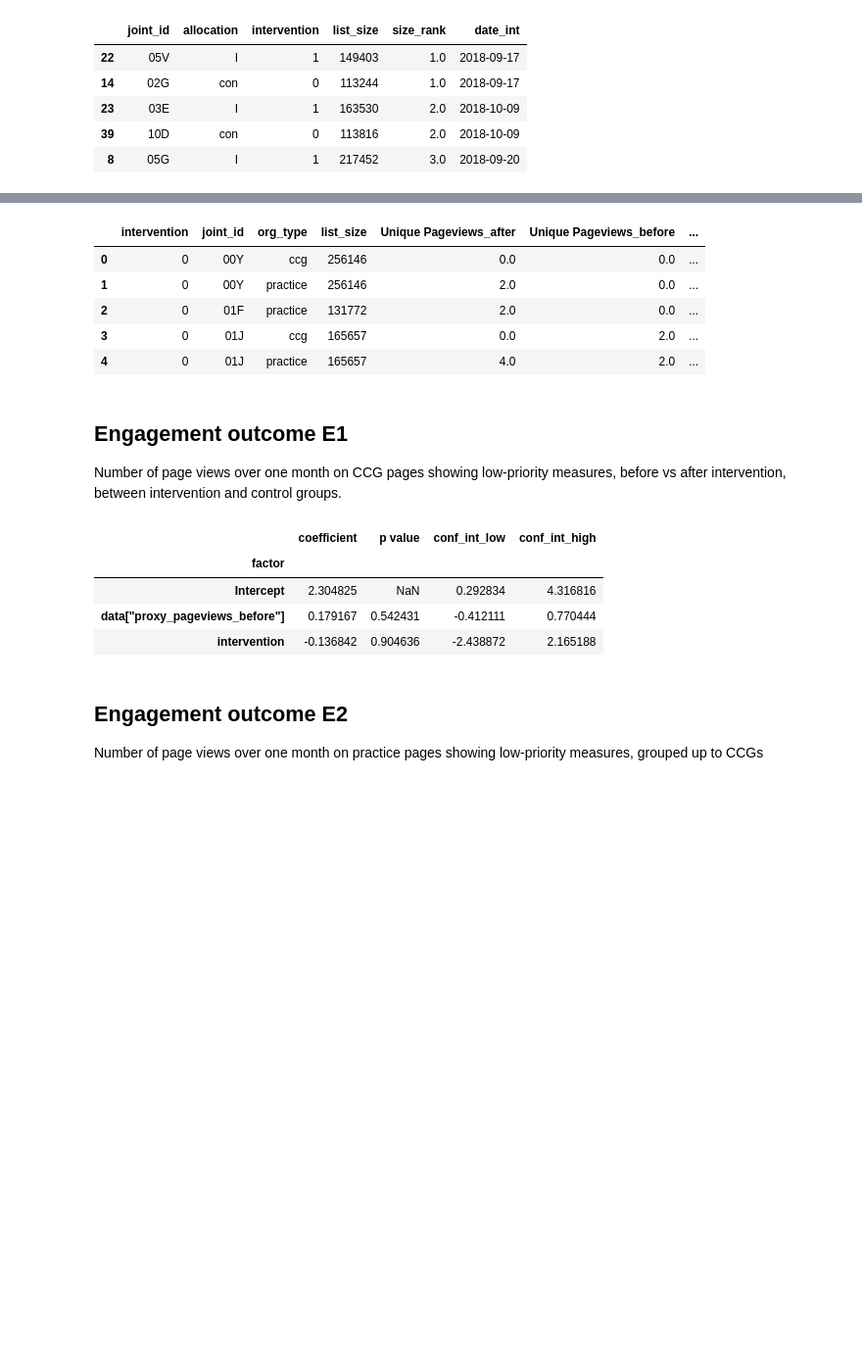
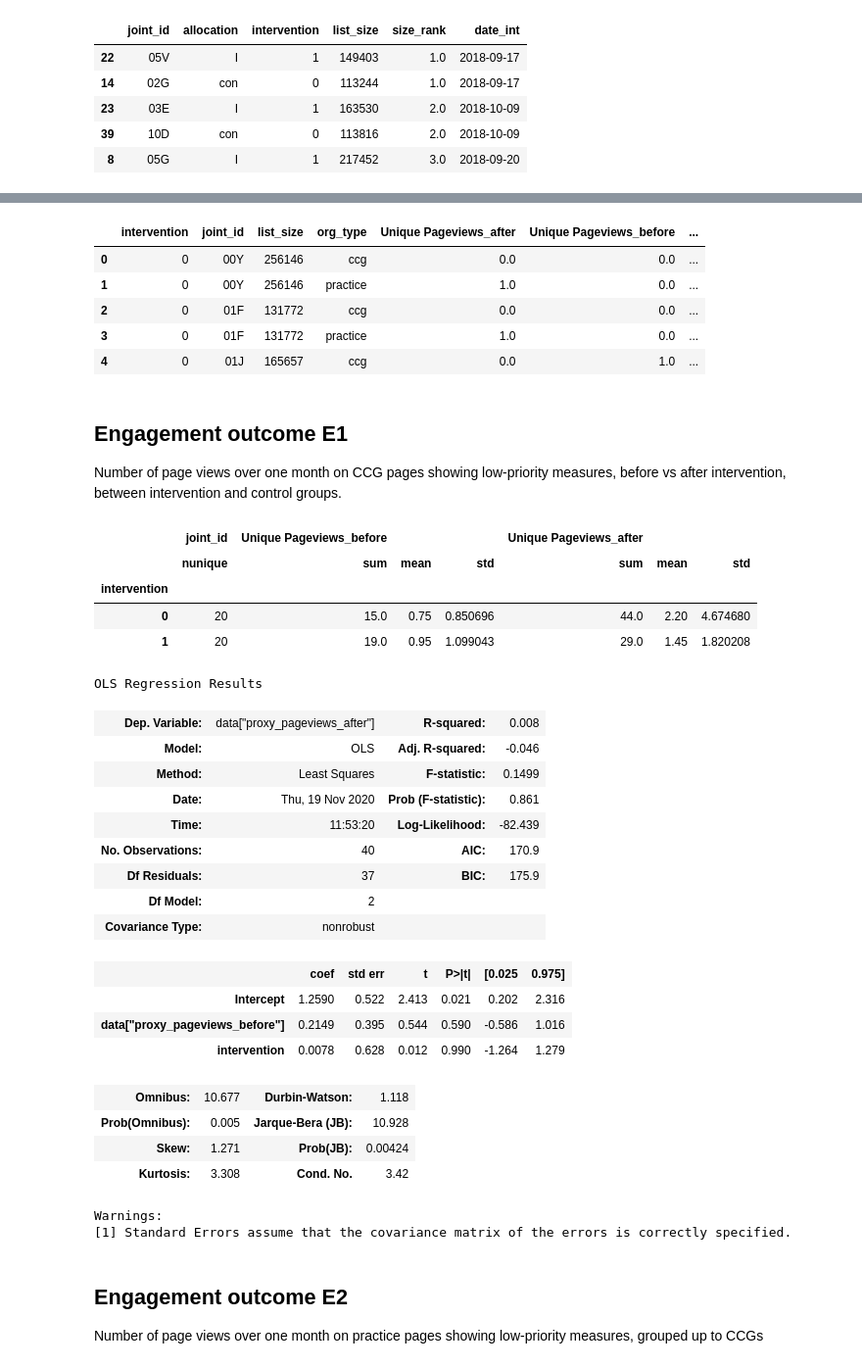
Before and after one commit to ebmdatalab/low-priority-CCG-visit-RCT, a Jupyter notebook: outcomes/Page Views and links analysis for LPP RCT.ipynb, the cells around one changed output, grey strips where cells are left out. Shown at 98% size. Drawn from its saved outputs; the diff is of its cells as text; code cells hidden in the pictures; blank space fills up the shorter version.

```diff
--- a/outcomes/Page Views and links analysis for LPP RCT.ipynb
+++ b/outcomes/Page Views and links analysis for LPP RCT.ipynb
@@ -89,9 +56,9 @@ all_stats.head(2)
 # %%
 ### CCGs that have been allocated to the RCT
-rct_ccgs = pd.read_csv('../data/randomisation_group.csv')
+rct_ccgs = pd.read_csv(os.path.join('..','data','randomisation_group.csv'))
 
 # Joint Team information (which CCGs work together in Joint Teams)
-team = pd.read_csv('../data/joint_teams.csv')
+team = pd.read_csv(os.path.join('..','data','joint_teams.csv'))
 
 # Map CCGs to Joint Teams
 rct_ccgs = rct_ccgs.merge(team, on="joint_team", how="left")
@@ -135,13 +102,14 @@ stats_with_allocations = rct_ccgs.merge(all_stats_with_ccg, left_on="pct_id",rig
 # %%
 # import CCG population sizes
 
-query = '''select pct_id, sum(total_list_size) as list_size
-from `hscic.practice_statistics` as stats
-where CAST(month AS DATE) = '2018-08-01'
+query = '''select prac.ccg_id AS pct_id, sum(stats.total_list_size) as list_size
+from `hscic.practice_statistics_all_years` as stats
+left join research.practices_2019_09 prac ON stats.practice = prac.code
+where CAST(stats.month AS DATE) = '2018-08-01'
 group by pct_id
 '''
 pop = pd.read_gbq(query, GBQ_PROJECT_ID, dialect='standard')
-pop.to_csv("../data/practice_statistics.csv")
+pop.to_csv(os.path.join('..','data','practice_statistics.csv'))
 # %%
 # merge rct_ccgs with population data
 ccg_populations = rct_ccgs.merge(pop, on="pct_id", how="left")[["joint_id", "list_size"]]
@@ -158,7 +126,7 @@ joint_team_populations.head()
 | 4 | 01V | 280649 |
 # %%
 # import dates of interventions
-visit_dates = pd.read_csv('../data/allocated_ccgs_visit_timetable.csv')
+visit_dates = pd.read_csv(os.path.join('..','data','allocated_ccgs_visit_timetable.csv'))
 visit_dates["date"] = pd.to_datetime(visit_dates.date)
 
 # merge with rct_ccgs/joint teams
@@ -220,37 +184,65 @@ all_data.head(2)
 # and after interventions
 
 all_data_agg = all_data.groupby(["intervention", "joint_id", "org_type", "list_size", "timing"])\
-      .agg({"Unique Pageviews": sum, "Page": "nunique"}).unstack().fillna(0)
+      .agg({"Unique Pageviews": sum, "Page": "nunique"}).unstack().unstack(2).fillna(0).stack()
+# added an extra unstack and stack here to fill nulls with zero and ensure each joint_id always counted in its allocation group
+#even if it does not have any page views in either the ccg or practice org_type
+
 all_data_agg = all_data_agg.rename(columns={"Page": "No_of_Pages"}).reset_index()
 #flatten columns and drop superfluous columns
 all_data_agg.columns = all_data_agg.columns.map('_'.join).map(lambda x: x.strip("_"))
 all_data_agg = all_data_agg.drop(["Unique Pageviews_none","No_of_Pages_none"], axis=1)
 all_data_agg.head()
 # %% [output]
-|  | intervention | joint_id | org_type | list_size | Unique Pageviews_after | Unique Pageviews_before | ... |
-| 0 | 0 | 00Y | ccg | 256146 | 0.0 | 0.0 | ... |
-| 1 | 0 | 00Y | practice | 256146 | 2.0 | 0.0 | ... |
-| 2 | 0 | 01F | practice | 131772 | 2.0 | 0.0 | ... |
-| 3 | 0 | 01J | ccg | 165657 | 0.0 | 2.0 | ... |
-| 4 | 0 | 01J | practice | 165657 | 4.0 | 2.0 | ... |
+|  | intervention | joint_id | list_size | org_type | Unique Pageviews_after | Unique Pageviews_before | ... |
+| 0 | 0 | 00Y | 256146 | ccg | 0.0 | 0.0 | ... |
+| 1 | 0 | 00Y | 256146 | practice | 1.0 | 0.0 | ... |
+| 2 | 0 | 01F | 131772 | ccg | 0.0 | 0.0 | ... |
+| 3 | 0 | 01F | 131772 | practice | 1.0 | 0.0 | ... |
+| 4 | 0 | 01J | 165657 | ccg | 0.0 | 1.0 | ... |
 # %% [markdown]
 ## Engagement outcome E1
 Number of page views over one month on CCG pages showing low-priority measures, before vs after intervention, between intervention and control groups.
 # %%
 # filter CCG page views only:
 ccg_data_agg = all_data_agg.loc[all_data_agg.org_type == "ccg"]
 ccg_data_agg_trimmed = trim_5_percentiles(ccg_data_agg, debug=False)
+
+display(ccg_data_agg_trimmed.groupby("intervention").agg({"joint_id":"nunique",
+                                                            "Unique Pageviews_before":{"sum","mean","std"},
+                                                            "Unique Pageviews_after":{"sum","mean","std"}}))
+
 formula = ('data["proxy_pageviews_after"] '
            ' ~ data["proxy_pageviews_before"] + intervention')
 compute_regression(
     ccg_data_agg_trimmed,
     formula=formula)
 # %% [output]
-|  | coefficient | p value | conf_int_low | conf_int_high |
-| factor |  |  |  |  |
-| Intercept | 2.304825 | NaN | 0.292834 | 4.316816 |
-| data["proxy_pageviews_before"] | 0.179167 | 0.542431 | -0.412111 | 0.770444 |
-| intervention | -0.136842 | 0.904636 | -2.438872 | 2.165188 |
+|  | joint_id | Unique Pageviews_before |  |  | Unique Pageviews_after |  |  |
+|  | nunique | sum | mean | std | sum | mean | std |
+| intervention |  |  |  |  |  |  |  |
+| 0 | 20 | 15.0 | 0.75 | 0.850696 | 44.0 | 2.20 | 4.674680 |
+| 1 | 20 | 19.0 | 0.95 | 1.099043 | 29.0 | 1.45 | 1.820208 |
+OLS Regression Results
+| Dep. Variable: | data["proxy_pageviews_after"] | R-squared: | 0.008 |
+| Model: | OLS | Adj. R-squared: | -0.046 |
+| Method: | Least Squares | F-statistic: | 0.1499 |
+| Date: | Thu, 19 Nov 2020 | Prob (F-statistic): | 0.861 |
+| Time: | 11:53:20 | Log-Likelihood: | -82.439 |
+| No. Observations: | 40 | AIC: | 170.9 |
+| Df Residuals: | 37 | BIC: | 175.9 |
+| Df Model: | 2 |  |  |
+| Covariance Type: | nonrobust |  |  |
+|  | coef | std err | t | P>|t| | [0.025 | 0.975] |
+| Intercept | 1.2590 | 0.522 | 2.413 | 0.021 | 0.202 | 2.316 |
+| data["proxy_pageviews_before"] | 0.2149 | 0.395 | 0.544 | 0.590 | -0.586 | 1.016 |
+| intervention | 0.0078 | 0.628 | 0.012 | 0.990 | -1.264 | 1.279 |
+| Omnibus: | 10.677 | Durbin-Watson: | 1.118 |
+| Prob(Omnibus): | 0.005 | Jarque-Bera (JB): | 10.928 |
+| Skew: | 1.271 | Prob(JB): | 0.00424 |
+| Kurtosis: | 3.308 | Cond. No. | 3.42 |
+Warnings:
+[1] Standard Errors assume that the covariance matrix of the errors is correctly specified.
 # %% [markdown]
 ## Engagement outcome E2
 Number of page views over one month on practice pages showing low-priority measures, grouped up to CCGs
```
Also changed, not shown: parts of 18 cells of this notebook, 18 other files.
